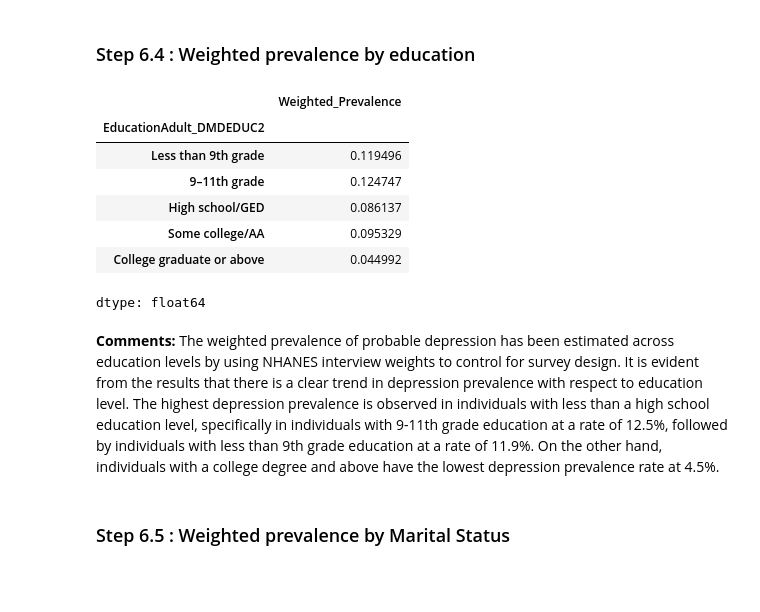
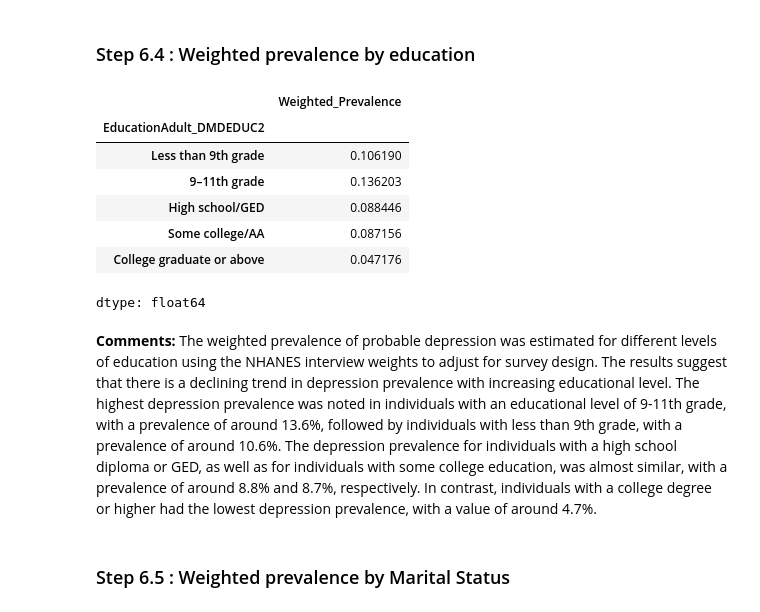
Before and after one commit to Sreyaakm/nhanes-depression-analytics, a Jupyter notebook: notebooks/06_weighted_model_selection.ipynb, the cells around one changed output. Saved outputs shown, nothing was run; the diff lists cells and outputs as text; code cells hidden in the pictures; blank space fills up the shorter version.

```diff
--- a/notebooks/06_weighted_model_selection.ipynb
+++ b/notebooks/06_weighted_model_selection.ipynb
@@ -176,34 +175,34 @@ dtype: float64
 # %% [markdown]
 ### Step 6.4 : Weighted prevalence by education
 # %%
-education_prevalence = df.groupby("EducationAdult_DMDEDUC2").apply(
+education_prevalence = analytic_df.groupby("EducationAdult_DMDEDUC2").apply(
     lambda x: np.average(
         x["probable_depression"],
         weights=x["InterviewWeight_WTINT2YR"]
     ),
     include_groups=False
 ).rename("Weighted_Prevalence")
 
 education_prevalence = education_prevalence.reindex([
     "Less than 9th grade",
     "9–11th grade",
     "High school/GED",
     "Some college/AA",
     "College graduate or above"
 ])
 
 education_prevalence
 # %% [output]
 |  | Weighted_Prevalence |
 | EducationAdult_DMDEDUC2 |  |
-| Less than 9th grade | 0.119496 |
-| 9–11th grade | 0.124747 |
-| High school/GED | 0.086137 |
-| Some college/AA | 0.095329 |
-| College graduate or above | 0.044992 |
+| Less than 9th grade | 0.106190 |
+| 9–11th grade | 0.136203 |
+| High school/GED | 0.088446 |
+| Some college/AA | 0.087156 |
+| College graduate or above | 0.047176 |
 dtype: float64
 # %% [markdown]
-**Comments:** The weighted prevalence of probable depression has been estimated across education levels by using NHANES interview weights to control for survey design. It is evident from the results that there is a clear trend in depression prevalence with respect to education level. The highest depression prevalence is observed in individuals with less than a high school education level, specifically in individuals with 9-11th grade education at a rate of 12.5%, followed by individuals with less than 9th grade education at a rate of 11.9%. On the other hand, individuals with a college degree and above have the lowest depression prevalence rate at 4.5%.
+**Comments:** The weighted prevalence of probable depression was estimated for different levels of education using the NHANES interview weights to adjust for survey design. The results suggest that there is a declining trend in depression prevalence with increasing educational level. The highest depression prevalence was noted in individuals with an educational level of 9-11th grade, with a prevalence of around 13.6%, followed by individuals with less than 9th grade, with a prevalence of around 10.6%. The depression prevalence for individuals with a high school diploma or GED, as well as for individuals with some college education, was almost similar, with a prevalence of around 8.8% and 8.7%, respectively. In contrast, individuals with a college degree or higher had the lowest depression prevalence, with a value of around 4.7%.
 # %% [markdown]
 ### Step 6.5 : Weighted prevalence by Marital Status
 # %%
```
Also changed, not shown: parts of 32 cells of this notebook.
